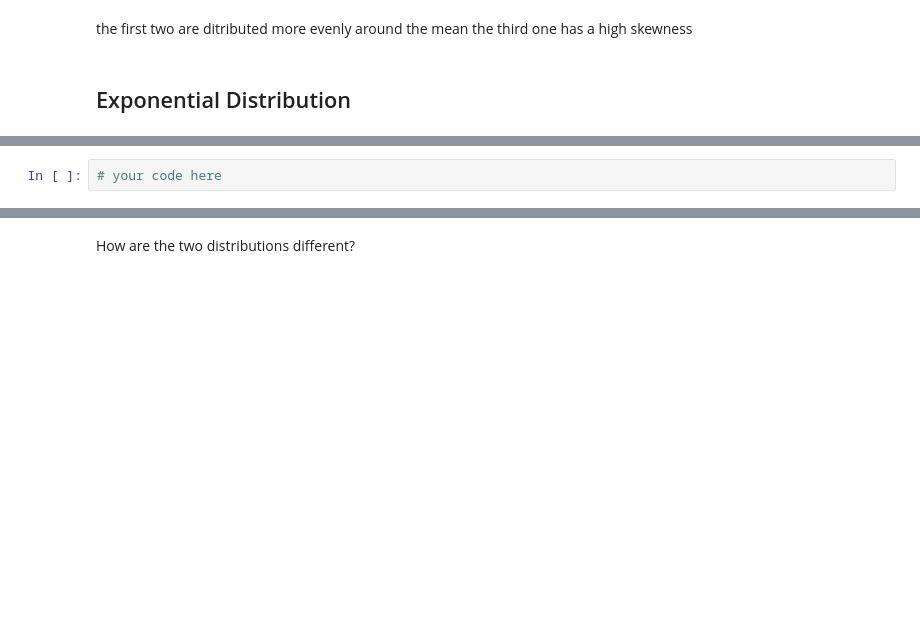
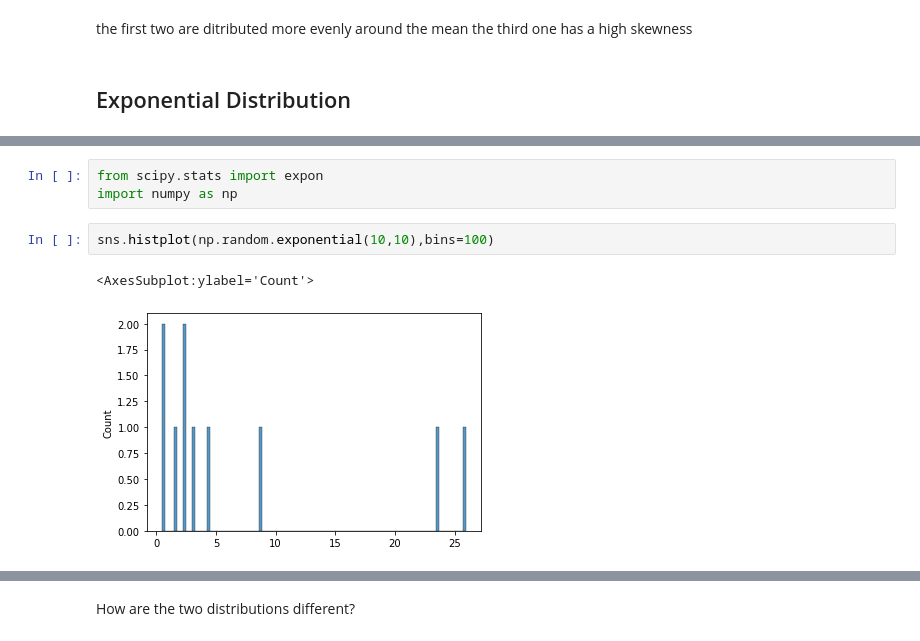
Before and after one commit to Ironhack-Data-Madrid-Agosto-2021/lab-continuous-probability-distributions, a Jupyter notebook: your-code/main.ipynb, the cells around one changed output, grey strips where cells are left out. Drawn from its saved outputs; the diff is of its cells as text; blank space fills up the shorter version.

```diff
--- a/your-code/main.ipynb
+++ b/your-code/main.ipynb
@@ -151,5 +151,11 @@ the first two are ditributed more evenly around the mean the third one has a hig
 Your output should look like below:
 
 ![exponential distribution](ed.png)
-# %%
-# your code here
+# %%
+from scipy.stats import expon
+import numpy as np
+# %%
+sns.histplot(np.random.exponential(10,10),bins=100)
+# %% [output]
+<AxesSubplot:ylabel='Count'>
+[figure, added]
```
Also changed, not shown: parts of 9 cells of this notebook.
